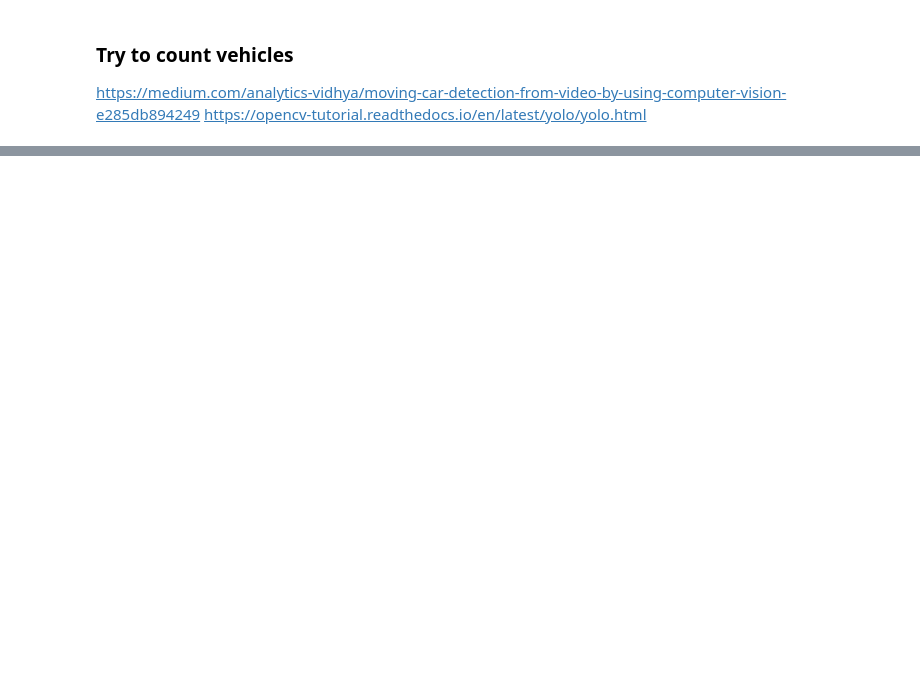
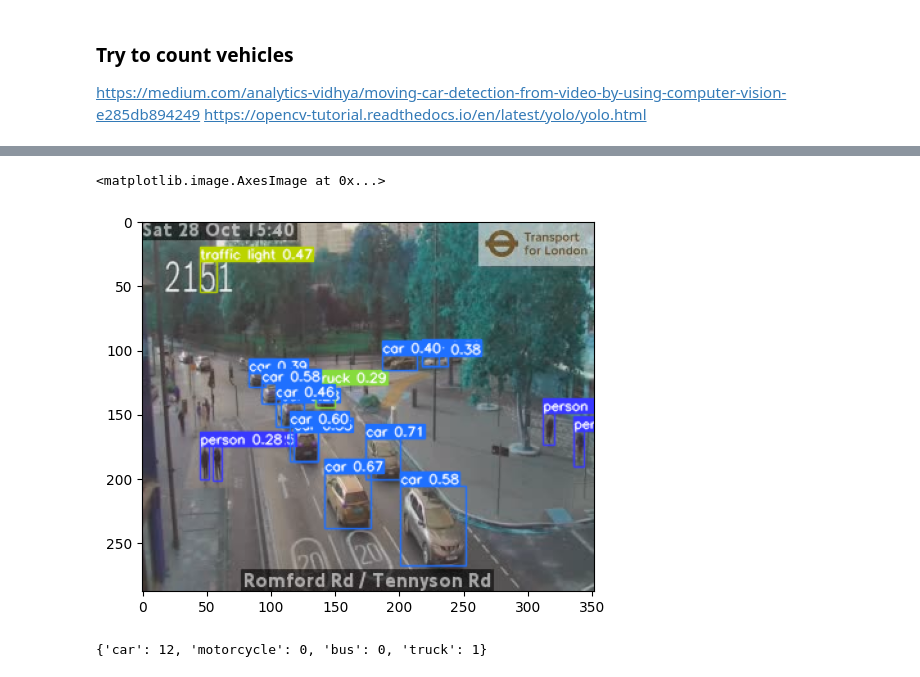
Before and after one commit to tkBischoff/LondonTraffic, a Jupyter notebook: test.ipynb, the cells around one changed output, grey strips where cells are left out. Cells and saved outputs as stored; diff of their text form; code cells hidden in the pictures; blank space fills up the shorter version.

```diff
--- a/test.ipynb
+++ b/test.ipynb
@@ -134,0 +226,2 @@ if len(indices) > 0:
+# %%
+model = YOLO('yolov8n.pt')  # pretrained YOLOv8n model
@@ -134,0 +235,6 @@ if len(indices) > 0:
+# %%
+res_img = result.plot(line_width=1)
+plt.imshow(res_img)
+# %% [output]
+<matplotlib.image.AxesImage at 0x...>
+[figure, added]
@@ -134,0 +251,4 @@ if len(indices) > 0:
+# %%
+res
+# %% [output]
+{'car': 12, 'motorcycle': 0, 'bus': 0, 'truck': 1}
```
Also changed, not shown: parts of 19 cells of this notebook, 2 other files.
